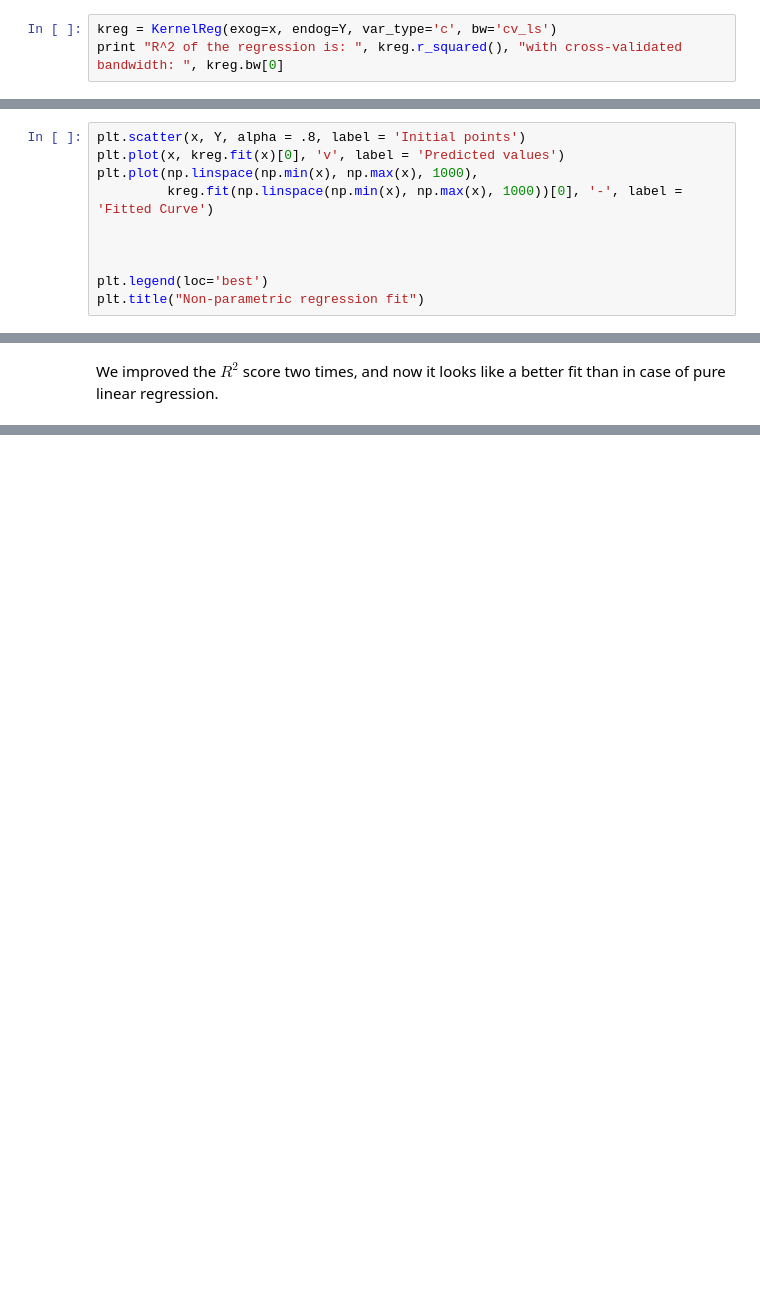
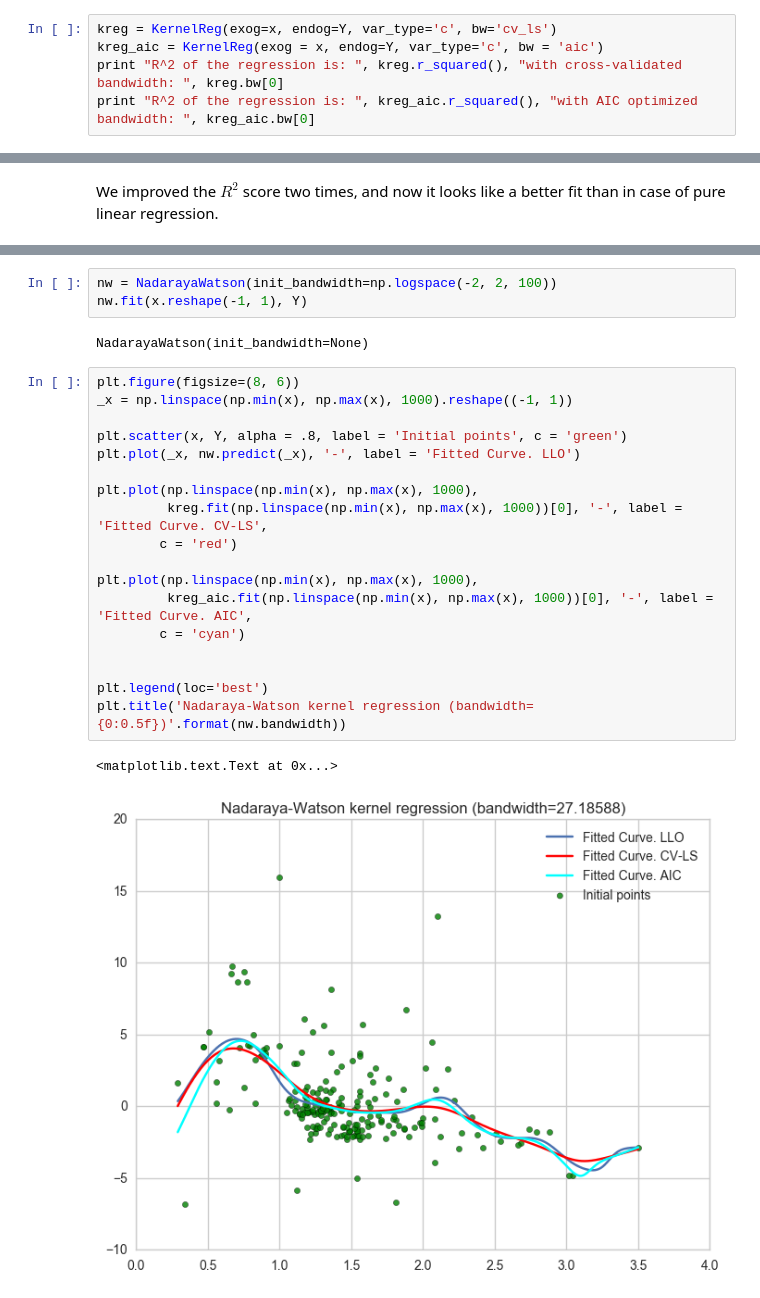
Before and after one commit to artonson/ysda-asml-2018, a Jupyter notebook: notebooks/non-parametrica.ipynb, the cells around one changed output, grey strips where cells are left out. Saved outputs shown, nothing was run; the diff lists cells and outputs as text; blank space fills up the shorter version.

Commit message:
non-parametrica update

```diff
--- a/notebooks/non-parametrica.ipynb
+++ b/notebooks/non-parametrica.ipynb
@@ -111,6 +112,8 @@ The performance is very poor, which is pretty obvious, because it is the simples
 In this method the kernel was estimated during the fitting.
 # %%
 kreg = KernelReg(exog=x, endog=Y, var_type='c', bw='cv_ls')
+kreg_aic = KernelReg(exog = x, endog=Y, var_type='c', bw = 'aic')
 print "R^2 of the regression is: ", kreg.r_squared(), "with cross-validated bandwidth: ", kreg.bw[0]
+print "R^2 of the regression is: ", kreg_aic.r_squared(), "with AIC optimized bandwidth: ", kreg_aic.bw[0]
 # %% [output]
 R^2 of the regression is:  0.311604722456 with cross-validated bandwidth:  0.258378687691
@@ -117,10 +120,0 @@ R^2 of the regression is:  0.311604722456 with cross-validated bandwidth:  0.258
-# %%
-plt.scatter(x, Y, alpha = .8, label = 'Initial points')
-plt.plot(x, kreg.fit(x)[0], 'v', label = 'Predicted values')
-plt.plot(np.linspace(np.min(x), np.max(x), 1000),
-         kreg.fit(np.linspace(np.min(x), np.max(x), 1000))[0], '-', label = 'Fitted Curve')
-
-
-
-plt.legend(loc='best')
-plt.title("Non-parametric regression fit")
@@ -131,0 +148,26 @@ We improved the $R^2$ score two times, and now it looks like a better fit than i
+# %%
+nw = NadarayaWatson(init_bandwidth=np.logspace(-2, 2, 100))
+nw.fit(x.reshape(-1, 1), Y)
+# %% [output]
+NadarayaWatson(init_bandwidth=None)
+# %%
+plt.figure(figsize=(8, 6))
+_x = np.linspace(np.min(x), np.max(x), 1000).reshape((-1, 1))
+
+plt.scatter(x, Y, alpha = .8, label = 'Initial points', c = 'green')
+plt.plot(_x, nw.predict(_x), '-', label = 'Fitted Curve. LLO')
+
+plt.plot(np.linspace(np.min(x), np.max(x), 1000),
+         kreg.fit(np.linspace(np.min(x), np.max(x), 1000))[0], '-', label = 'Fitted Curve. CV-LS',
+        c = 'red')
+
+plt.plot(np.linspace(np.min(x), np.max(x), 1000),
+         kreg_aic.fit(np.linspace(np.min(x), np.max(x), 1000))[0], '-', label = 'Fitted Curve. AIC',
+        c = 'cyan')
+
+
+plt.legend(loc='best')
+plt.title('Nadaraya-Watson kernel regression (bandwidth={0:0.5f})'.format(nw.bandwidth))
+# %% [output]
+<matplotlib.text.Text at 0x...>
+[figure, added]
```
Also changed, not shown: parts of 4 cells of this notebook.
